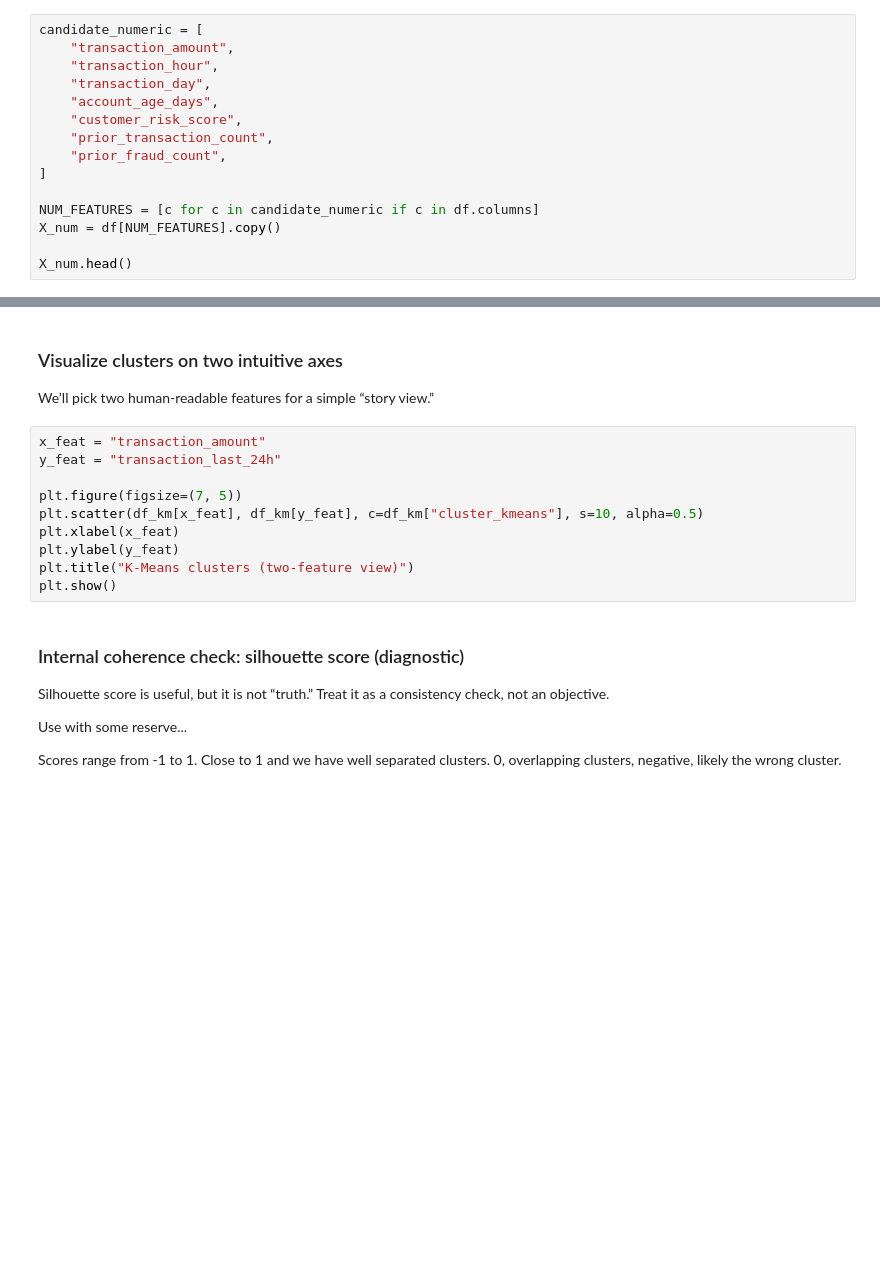
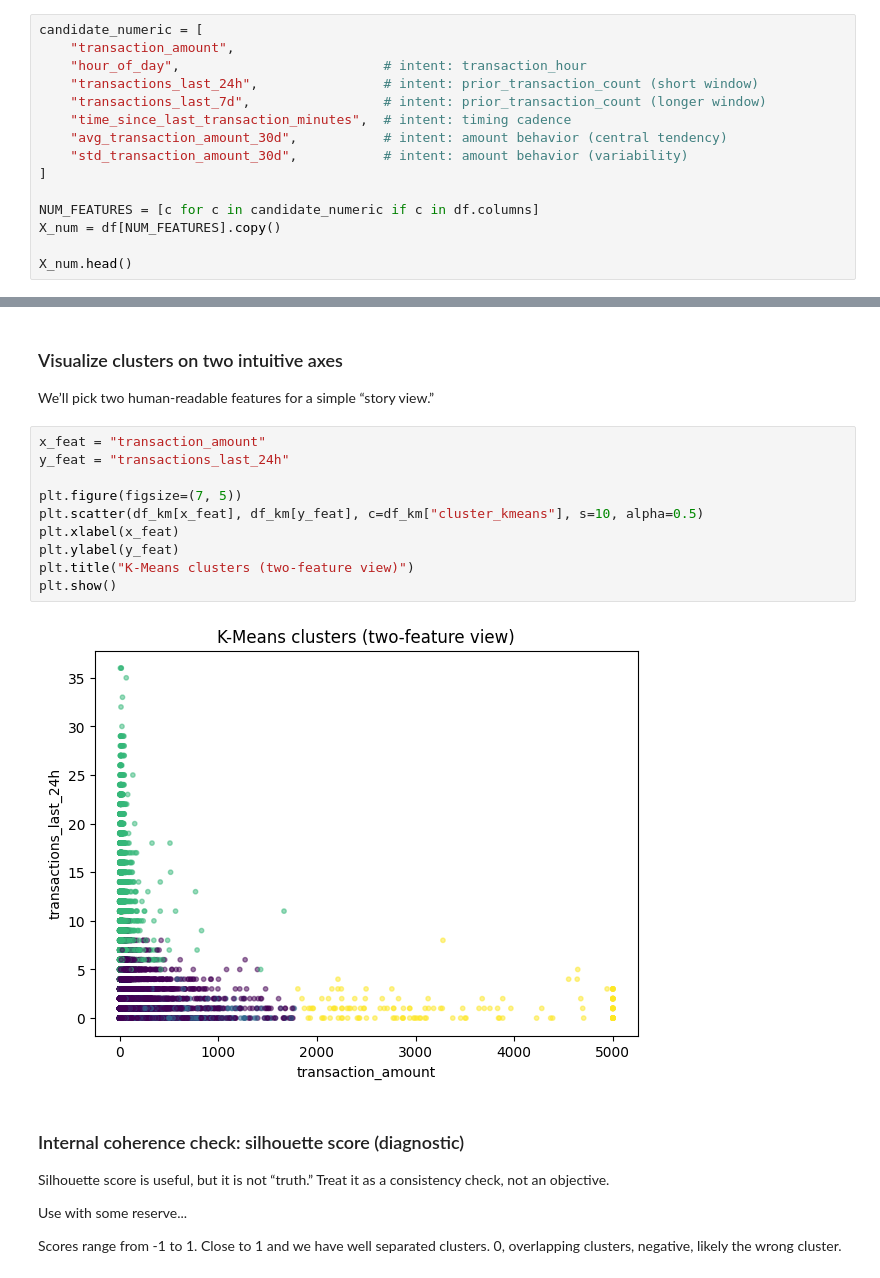
Before and after one commit to tunnel-ai/way, a Jupyter notebook: notebooks/04_00_main.ipynb, the cells around one changed output, grey strips where cells are left out. Cells and saved outputs as stored; diff of their text form; blank space fills up the shorter version.

```diff
--- a/notebooks/04_00_main.ipynb
+++ b/notebooks/04_00_main.ipynb
@@ -58,12 +86,12 @@ Start with **numeric behavioral signals** and avoid high-cardinality IDs at firs
 # %%
 candidate_numeric = [
     "transaction_amount",
-    "transaction_hour",
-    "transaction_day",
-    "account_age_days",
-    "customer_risk_score",
-    "prior_transaction_count",
-    "prior_fraud_count",
+    "hour_of_day",                          # intent: transaction_hour
+    "transactions_last_24h",                # intent: prior_transaction_count (short window)
+    "transactions_last_7d",                 # intent: prior_transaction_count (longer window)
+    "time_since_last_transaction_minutes",  # intent: timing cadence
+    "avg_transaction_amount_30d",           # intent: amount behavior (central tendency)
+    "std_transaction_amount_30d",           # intent: amount behavior (variability)
 ]
 
 NUM_FEATURES = [c for c in candidate_numeric if c in df.columns]
@@ -102,14 +193,16 @@ df_km.groupby("cluster_kmeans")[NUM_FEATURES].mean()
 We’ll pick two human-readable features for a simple “story view.”
 # %%
 x_feat = "transaction_amount"
-y_feat = "transaction_last_24h"
+y_feat = "transactions_last_24h"
 
 plt.figure(figsize=(7, 5))
 plt.scatter(df_km[x_feat], df_km[y_feat], c=df_km["cluster_kmeans"], s=10, alpha=0.5)
 plt.xlabel(x_feat)
 plt.ylabel(y_feat)
 plt.title("K-Means clusters (two-feature view)")
 plt.show()
+# %% [output]
+[figure, added]
 # %% [markdown]
 ### Internal coherence check: silhouette score (diagnostic)
 
```
Also changed, not shown: parts of 34 cells of this notebook, 3 other files.
